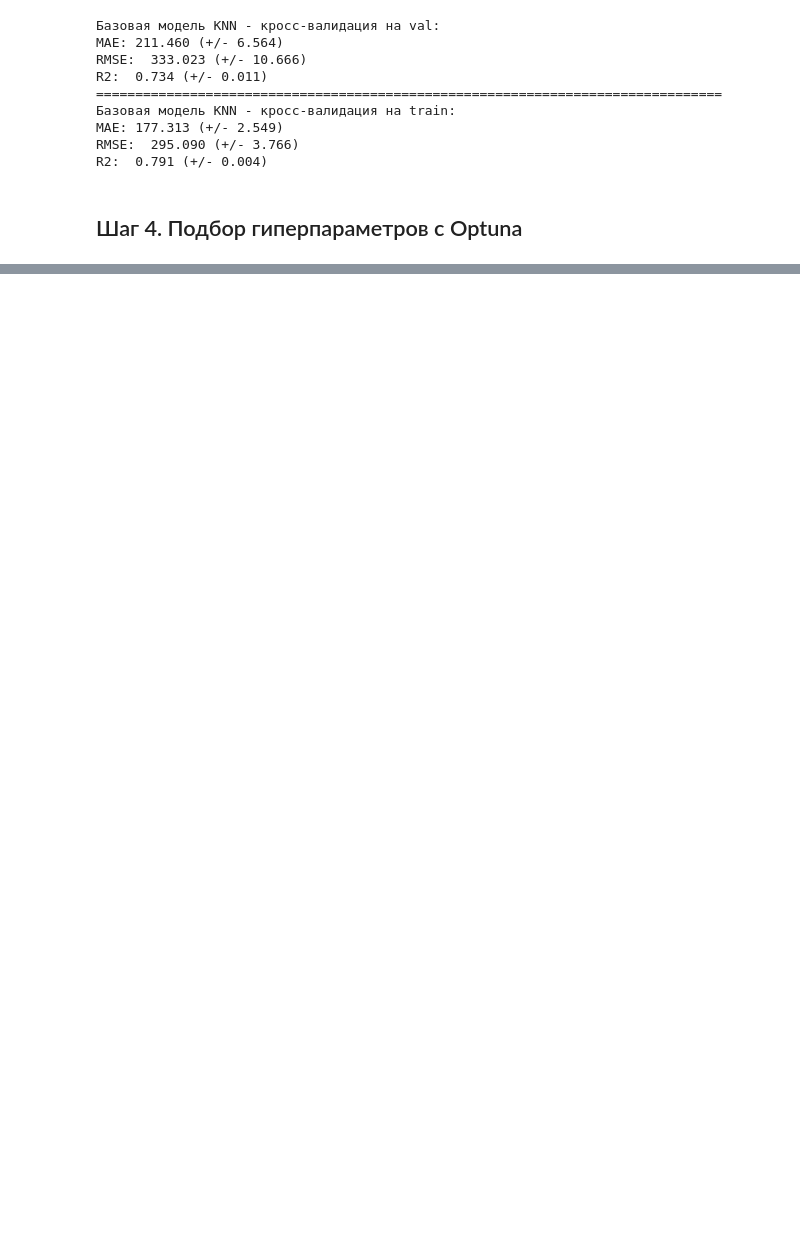
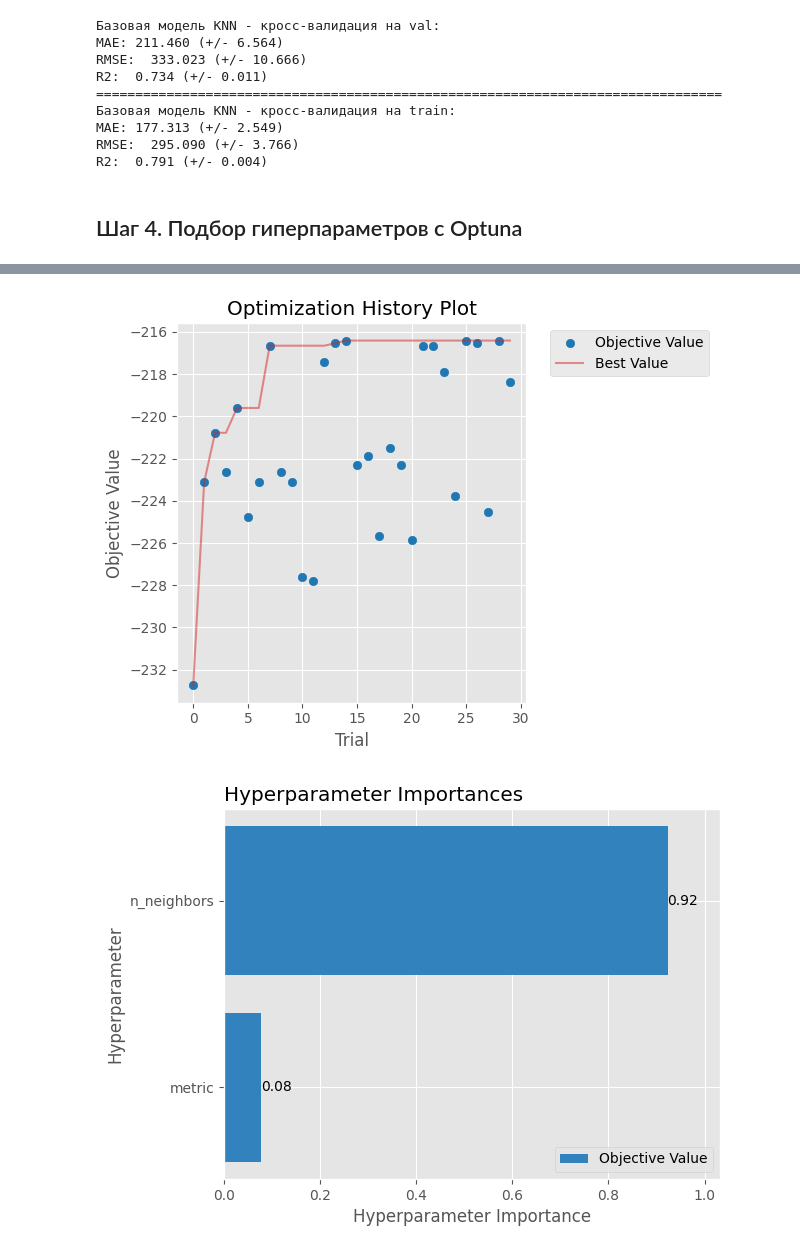
Before and after one commit to TemaQDX/sprint_14_project_bikesouth, a Jupyter notebook: sprint_14_project_bikesouth_Artem_Burov.ipynb, the cells around one changed output, grey strips where cells are left out. Cells and saved outputs as stored; diff of their text form; code cells hidden in the pictures; blank space fills up the shorter version.

```diff
--- a/sprint_14_project_bikesouth_Artem_Burov.ipynb
+++ b/sprint_14_project_bikesouth_Artem_Burov.ipynb
@@ -1215 +1291,10 @@ R2:  0.791 (+/- 0.004)
+# %%
+# Визуализация результатов
+optuna.visualization.matplotlib.plot_optimization_history(study)
+optuna.visualization.matplotlib.plot_param_importances(study)
+
+plt.show()
+# %% [output]
+[figure, added]
+[figure, added]
 # %%
```
Also changed, not shown: parts of 12 cells of this notebook.
